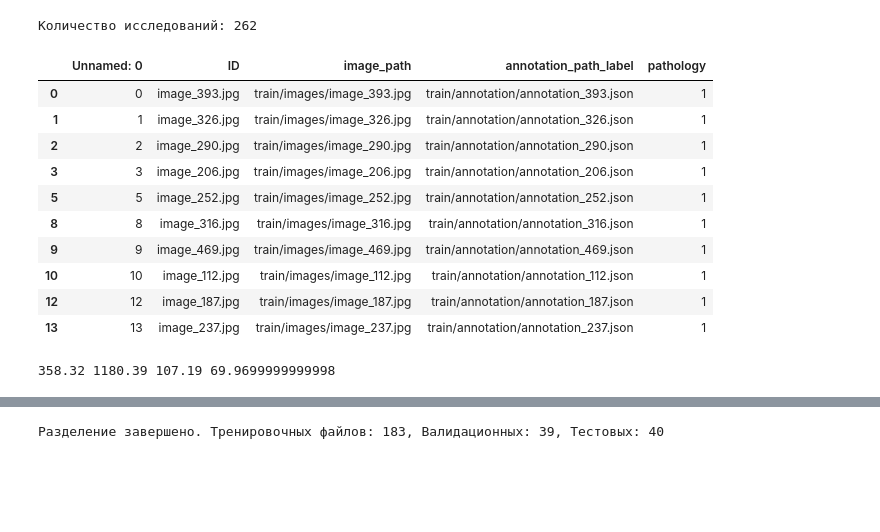
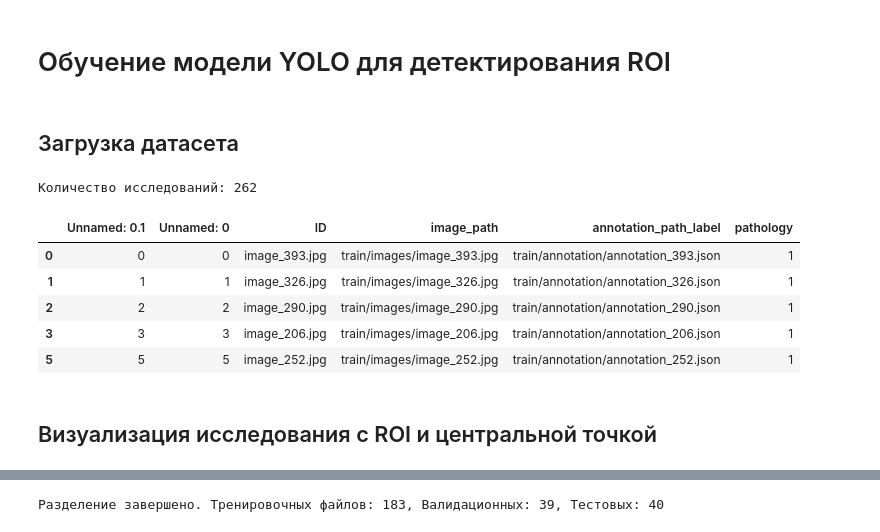
Before and after one commit to almanelis/spina_bifida, a Jupyter notebook: train_detection_model.ipynb, the cells around one changed output, grey strips where cells are left out. Saved outputs shown, nothing was run; the diff lists cells and outputs as text; code cells hidden in the pictures; blank space fills up the shorter version.

```diff
--- a/train_detection_model.ipynb
+++ b/train_detection_model.ipynb
@@ -1,3 +1,5 @@
+# %% [markdown]
+# Обучение модели YOLO для детектирования ROI
 # %%
 import pandas as pd
 import json
@@ -7,42 +10,24 @@ import matplotlib.pyplot as plt
 from matplotlib.patches import Rectangle
 
 import cv2
+# %% [markdown]
+## Загрузка датасета
 # %%
 train_df = pd.read_excel(r'train/train.xlsx')
-# train_df = train_df.reset_index(inplace=True)
-# измение строк с путями
-train_df['image_path'] = train_df['image_path'].str.replace('\\', '/')
-train_df['annotation_path_label'] = train_df['annotation_path_label'].str.replace('\\', '/')
+# Оставляем только класс с наличием патологии, т.к.
+# только он содержит annotation
 train_df = train_df[train_df['pathology'] == 1]
+
 print(f'Количество исследований: {len(train_df)}')
-train_df[:10]
+train_df.head()
 # %% [output]
 Количество исследований: 262
-|  | Unnamed: 0 | ID | image_path | annotation_path_label | pathology |
-| 0 | 0 | image_393.jpg | train/images/image_393.jpg | train/annotation/annotation_393.json | 1 |
-| 1 | 1 | image_326.jpg | train/images/image_326.jpg | train/annotation/annotation_326.json | 1 |
-| 2 | 2 | image_290.jpg | train/images/image_290.jpg | train/annotation/annotation_290.json | 1 |
-| 3 | 3 | image_206.jpg | train/images/image_206.jpg | train/annotation/annotation_206.json | 1 |
-| 5 | 5 | image_252.jpg | train/images/image_252.jpg | train/annotation/annotation_252.json | 1 |
-| 8 | 8 | image_316.jpg | train/images/image_316.jpg | train/annotation/annotation_316.json | 1 |
-| 9 | 9 | image_469.jpg | train/images/image_469.jpg | train/annotation/annotation_469.json | 1 |
-| 10 | 10 | image_112.jpg | train/images/image_112.jpg | train/annotation/annotation_112.json | 1 |
-| 12 | 12 | image_187.jpg | train/images/image_187.jpg | train/annotation/annotation_187.json | 1 |
-| 13 | 13 | image_237.jpg | train/images/image_237.jpg | train/annotation/annotation_237.json | 1 |
+|  | Unnamed: 0.1 | Unnamed: 0 | ID | image_path | annotation_path_label | pathology |
+| 0 | 0 | 0 | image_393.jpg | train/images/image_393.jpg | train/annotation/annotation_393.json | 1 |
+| 1 | 1 | 1 | image_326.jpg | train/images/image_326.jpg | train/annotation/annotation_326.json | 1 |
+| 2 | 2 | 2 | image_290.jpg | train/images/image_290.jpg | train/annotation/annotation_290.json | 1 |
+| 3 | 3 | 3 | image_206.jpg | train/images/image_206.jpg | train/annotation/annotation_206.json | 1 |
+| 5 | 5 | 5 | image_252.jpg | train/images/image_252.jpg | train/annotation/annotation_252.json | 1 |
-# %%
-idx = 0
-
-annotation_path = train_df['annotation_path_label'][idx]
-img_path = train_df['image_path'][idx]
-
-with open(annotation_path, 'r') as f:
-    bbox_data = json.load(f)
-    x, y, w, h = bbox_data['annotations'][0]['bbox']
-
-img = Image.open(img_path)
-
-# img.crop()
-print(x, y, w, h)
-# %% [output]
-358.32 1180.39 107.19 69.9699999999998
+# %% [markdown]
+## Визуализация исследования с ROI и центральной точкой
 # %%
```
Also changed, not shown: parts of 16 cells of this notebook, 4 other files.
